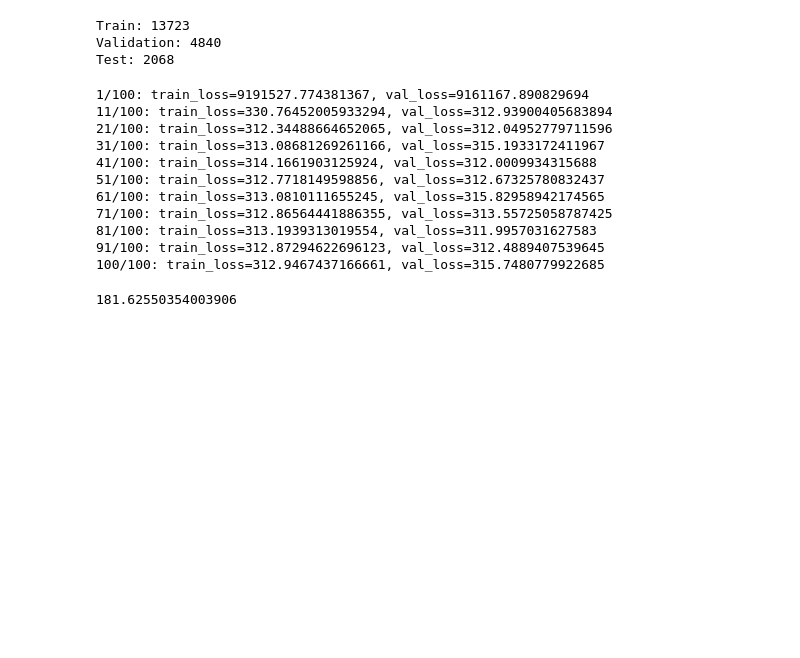
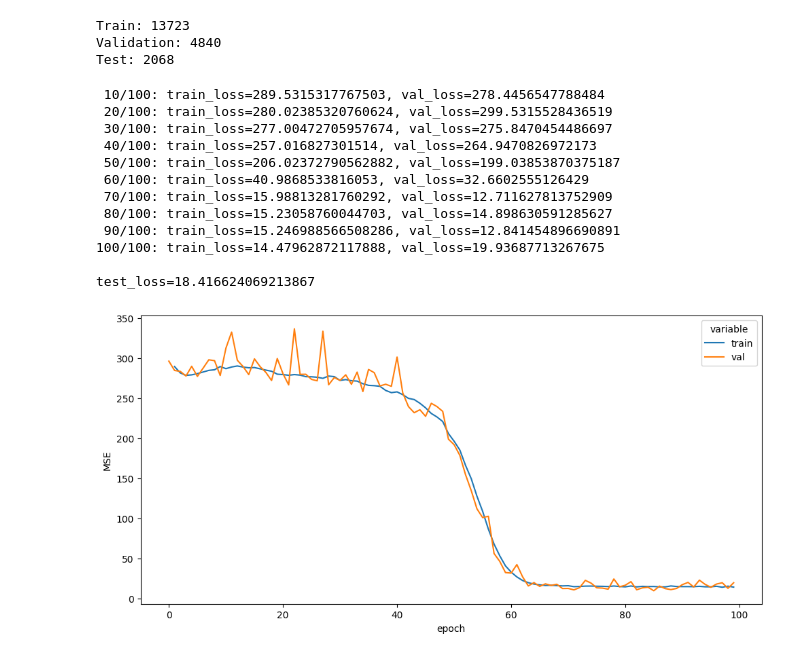
Before and after one commit to KusaTea/UnsupervisedHI, a Jupyter notebook: ae_training.ipynb, the cells around one changed output. Cells and saved outputs as stored; diff of their text form; code cells hidden in the pictures; blank space fills up the shorter version.

Commit message:
Results of training

```diff
--- a/ae_training.ipynb
+++ b/ae_training.ipynb
@@ -33,7 +41,7 @@ val_loader = DataLoader(train_dataset, batch_size=20, shuffle=True)
 print(f'Train: {len(train_dataset)}\nValidation: {len(val_dataset)}\nTest: {len(test_dataset)}')
 
 input_shape = train_dataset.get_input_shape()
-layers_sizes = (10, 5, 2)
+layers_sizes = (16, 8, 4)
 
 model_ae = SimpleAE(input_shape, layers_sizes).to(device)
 loss_func = nn.MSELoss()
@@ -43,6 +51,9 @@ optimiser = optim.Adam(model_ae.parameters(),
 Train: 13723
 Validation: 4840
 Test: 2068
+# %%
+models_path = '../Models/'
+plots_path = '../Plots/history/'
 # %%
 epochs = 100
 history = list()
@@ -60,45 +71,62 @@ for epoch in range(epochs):
         loss.backward()
         optimiser.step()
 
         train_losses.append(loss.item())
 
     with torch.no_grad():
         val_losses = list()
         for dta in val_loader:
             sample = dta['sensors']
             sample = sample.to(device)
             _, reconstruction = model_ae(sample)
             loss = loss_func(reconstruction, sample)
             val_losses.append(loss.item())
 
     train_loss = mean(train_losses)
     val_loss = mean(val_losses)
     history.append((epoch, train_loss, val_loss))
     if (epoch + 1) % 10 == 0 or epoch == epochs - 1:
         print(f'{epoch+1:>3}/{epochs:>3}: {train_loss=}, {val_loss=}')
 
 with torch.no_grad():
     test_losses = list()
     for sample in test_loader:
         sample = dta['sensors']
         sample = sample.to(device)
         _, reconstruction = model_ae(sample)
         loss = loss_func(reconstruction, sample)
         test_losses.append(loss.item())
     test_loss = mean(test_losses)
+    print(f'\n{test_loss=}')
+
+name = time.time()
+torch.save(model_ae.state_dict(), os.path.join(models_path, f'{name}.pth'))
+
+history_df = pd.DataFrame(history, columns=('epoch', 'train', 'val')).set_index('epoch')
+history_df = history_df.melt(ignore_index=False).iloc[1:]
+fig, ax = plt.subplots()
+fig.set_size_inches(10, 5)
+sns.lineplot(data=history_df,
+             x=history_df.index,
+             y='value',
+             hue='variable')
+
+ax.set_ylabel('MSE')
+
+plt.tight_layout()
+plt.savefig(os.path.join(plots_path, f'{name}.png'))
+plt.show()
 # %% [output]
-1/100: train_loss=9191527.774381367, val_loss=9161167.890829694
-11/100: train_loss=330.76452005933294, val_loss=312.93900405683894
-21/100: train_loss=312.34488664652065, val_loss=312.04952779711596
-31/100: train_loss=313.08681269261166, val_loss=315.1933172411967
-41/100: train_loss=314.1661903125924, val_loss=312.0009934315688
-51/100: train_loss=312.7718149598856, val_loss=312.67325780832437
-61/100: train_loss=313.0810111655245, val_loss=315.82958942174565
-71/100: train_loss=312.86564441886355, val_loss=313.55725058787425
-81/100: train_loss=313.1939313019554, val_loss=311.9957031627583
-91/100: train_loss=312.87294622696123, val_loss=312.4889407539645
-100/100: train_loss=312.9467437166661, val_loss=315.7480779922685
+ 10/100: train_loss=289.5315317767503, val_loss=278.4456547788484
+ 20/100: train_loss=280.02385320760624, val_loss=299.5315528436519
+ 30/100: train_loss=277.00472705957674, val_loss=275.8470454486697
+ 40/100: train_loss=257.016827301514, val_loss=264.9470826972173
+ 50/100: train_loss=206.02372790562882, val_loss=199.03853870375187
+ 60/100: train_loss=40.9868533816053, val_loss=32.6602555126429
+ 70/100: train_loss=15.98813281760292, val_loss=12.711627813752909
+ 80/100: train_loss=15.23058760044703, val_loss=14.898630591285627
+ 90/100: train_loss=15.246988566508286, val_loss=12.841454896690891
+100/100: train_loss=14.47962872117888, val_loss=19.93687713267675
+
+test_loss=18.416624069213867
+[figure, added]
-# %%
-test_loss
-# %% [output]
-181.62550354003906
```
Also changed, not shown: parts of 1 cell of this notebook.
